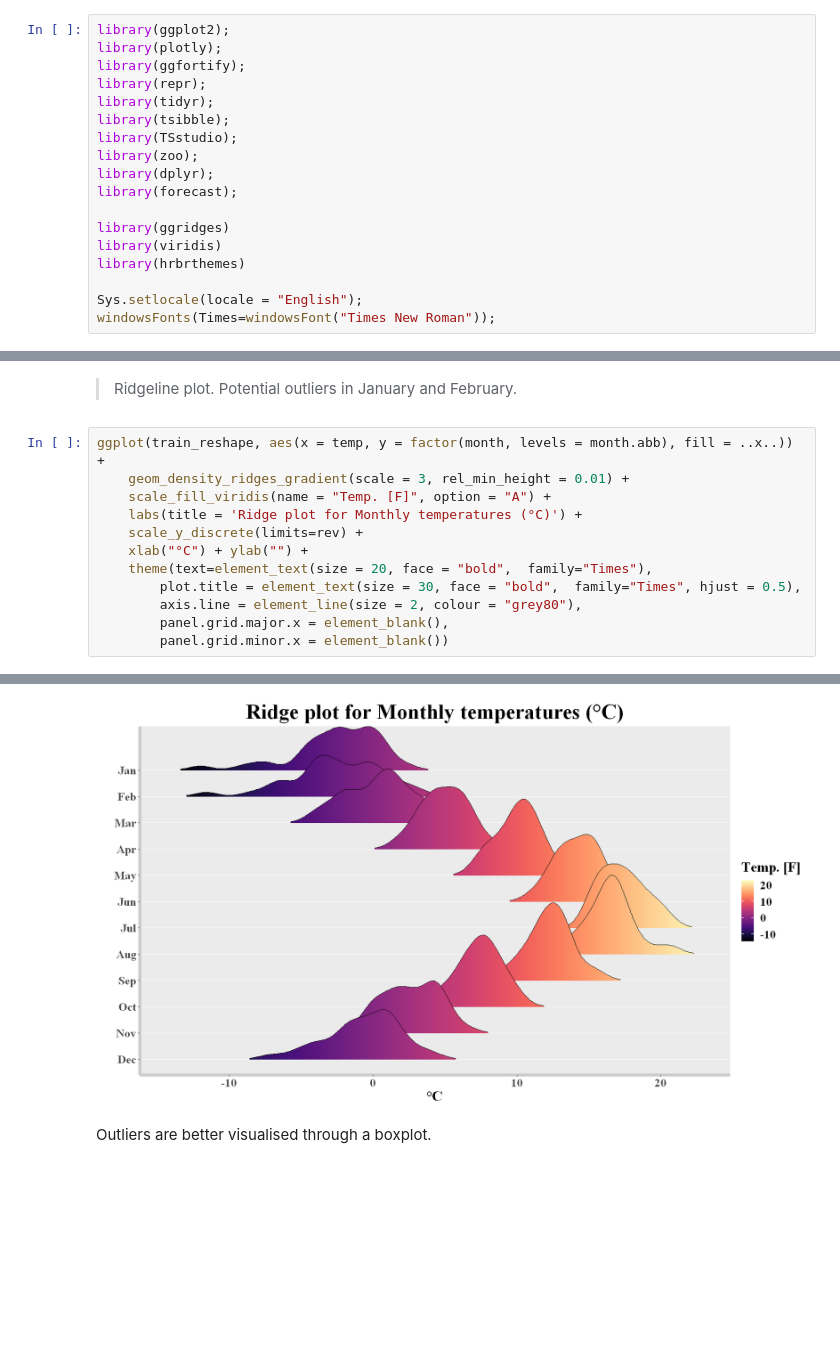
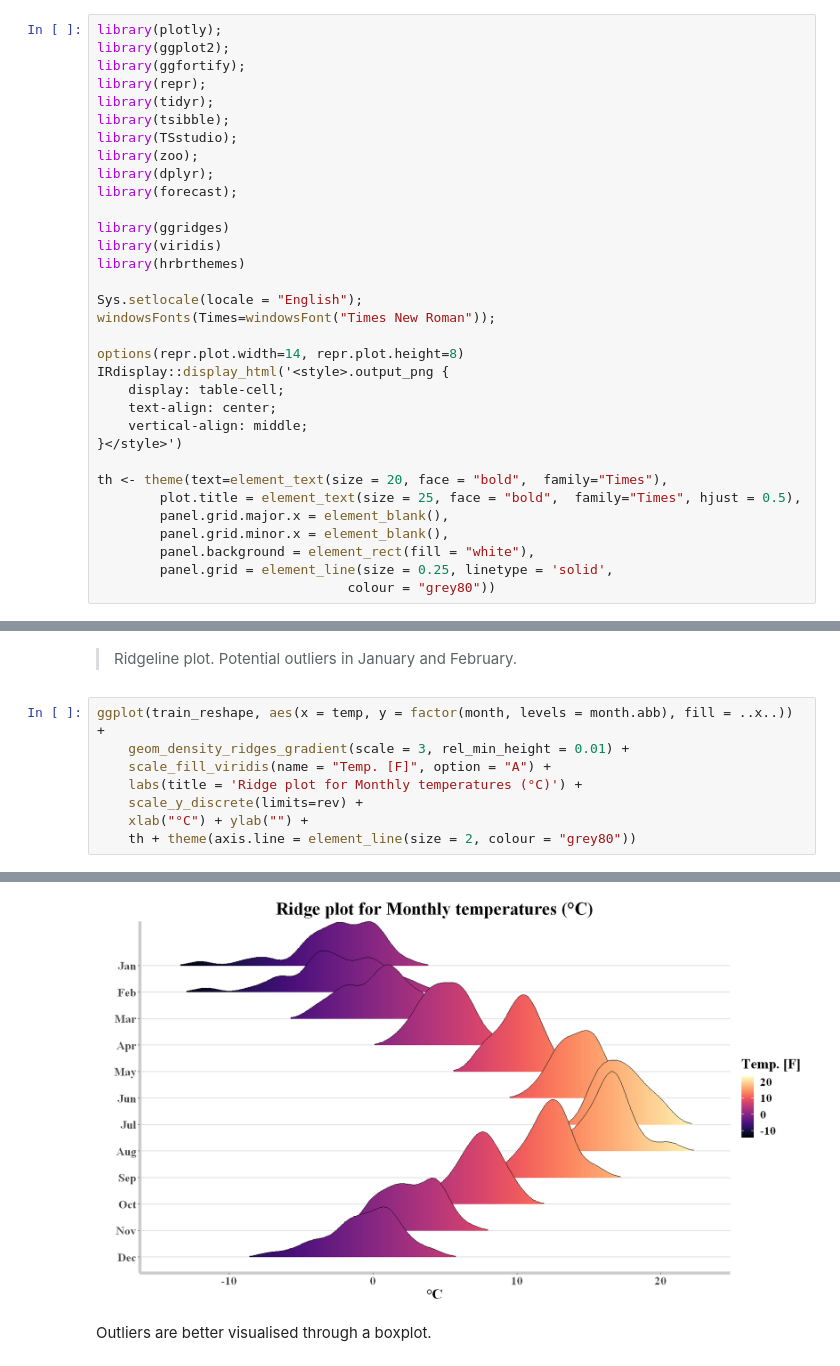
Before and after one commit to AndreasPalmgren/Sthlm-Temp-ARIMA, a Jupyter notebook: SthlmMeanTemperature.ipynb, the cells around one changed output, grey strips where cells are left out. Saved outputs shown, nothing was run; the diff lists cells and outputs as text; blank space fills up the shorter version.

Commit message:
plot setting

```diff
--- a/SthlmMeanTemperature.ipynb
+++ b/SthlmMeanTemperature.ipynb
@@ -15,8 +15,8 @@ http://www.statistics.du.se/essays/D09_Xier_Li.pdf
 
 http://www.statistics.du.se/essays/D08D_XiangJunquan.pdf
 # %%
+library(plotly);
 library(ggplot2);
-library(plotly);
 library(ggfortify);
 library(repr);
 library(tidyr);
@@ -32,4 +32,19 @@ library(hrbrthemes)
 
 Sys.setlocale(locale = "English");
 windowsFonts(Times=windowsFont("Times New Roman"));
+
+options(repr.plot.width=14, repr.plot.height=8)
+IRdisplay::display_html('<style>.output_png {
+    display: table-cell;
+    text-align: center;
+    vertical-align: middle;
+}</style>')
+
+th <- theme(text=element_text(size = 20, face = "bold",  family="Times"),
+        plot.title = element_text(size = 25, face = "bold",  family="Times", hjust = 0.5),
+        panel.grid.major.x = element_blank(),
+        panel.grid.minor.x = element_blank(),
+        panel.background = element_rect(fill = "white"),
+        panel.grid = element_line(size = 0.25, linetype = 'solid',
+                                colour = "grey80"))
 # %% [output]
@@ -114,18 +103,14 @@ autoplot(stl(train, s.window = 'periodic'), ts.colour = 'blue')
 # %%
 ggplot(train_reshape, aes(x = temp, y = factor(month, levels = month.abb), fill = ..x..)) +
     geom_density_ridges_gradient(scale = 3, rel_min_height = 0.01) +
     scale_fill_viridis(name = "Temp. [F]", option = "A") +
     labs(title = 'Ridge plot for Monthly temperatures (°C)') +
     scale_y_discrete(limits=rev) +
     xlab("°C") + ylab("") +
-    theme(text=element_text(size = 20, face = "bold",  family="Times"),
-        plot.title = element_text(size = 30, face = "bold",  family="Times", hjust = 0.5),
-        axis.line = element_line(size = 2, colour = "grey80"),
-        panel.grid.major.x = element_blank(),
-        panel.grid.minor.x = element_blank())
+    th + theme(axis.line = element_line(size = 2, colour = "grey80"))
 # %% [output]
 Picking joint bandwidth of 0.787
-[figure, old version]
+[figure, new version]
 # %% [markdown]
 Outliers are better visualised through a boxplot.
 # %%
```
Also changed, not shown: parts of 12 cells of this notebook.
